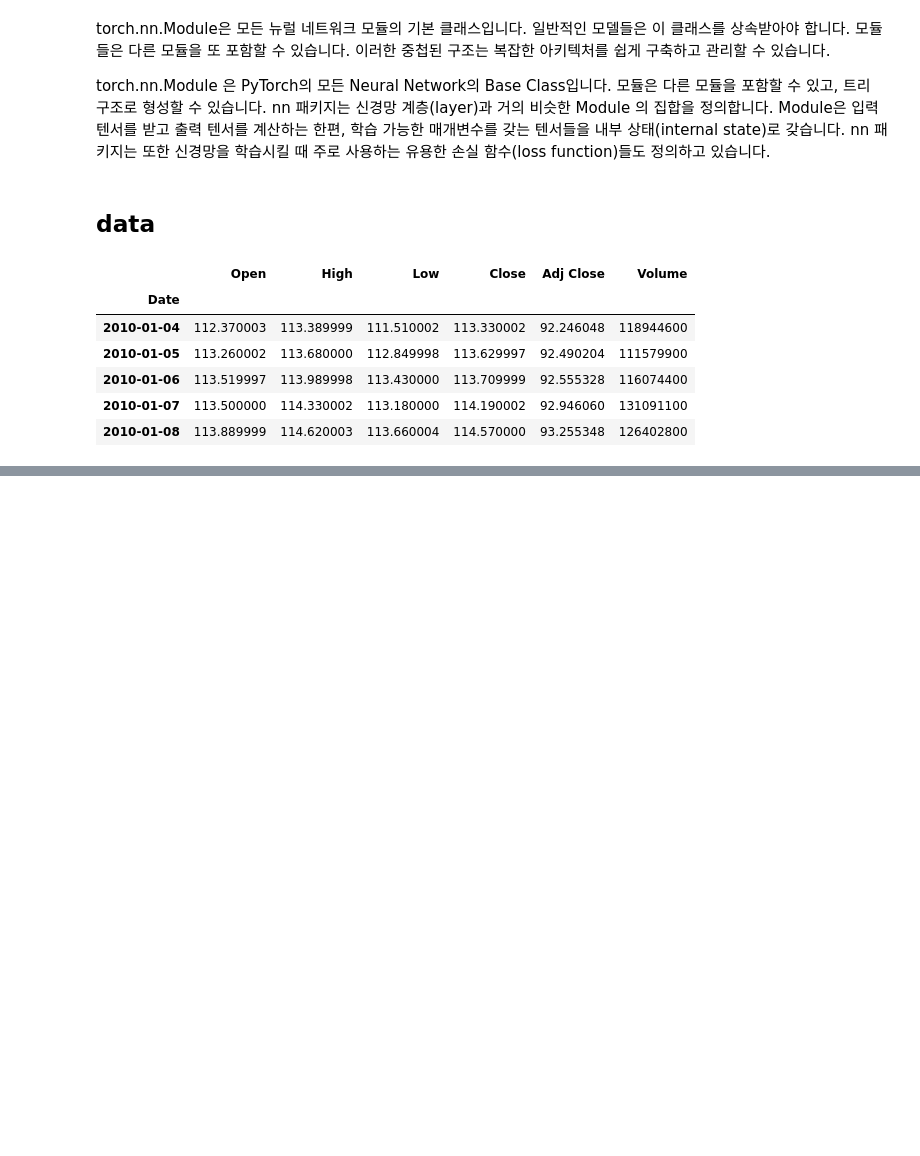
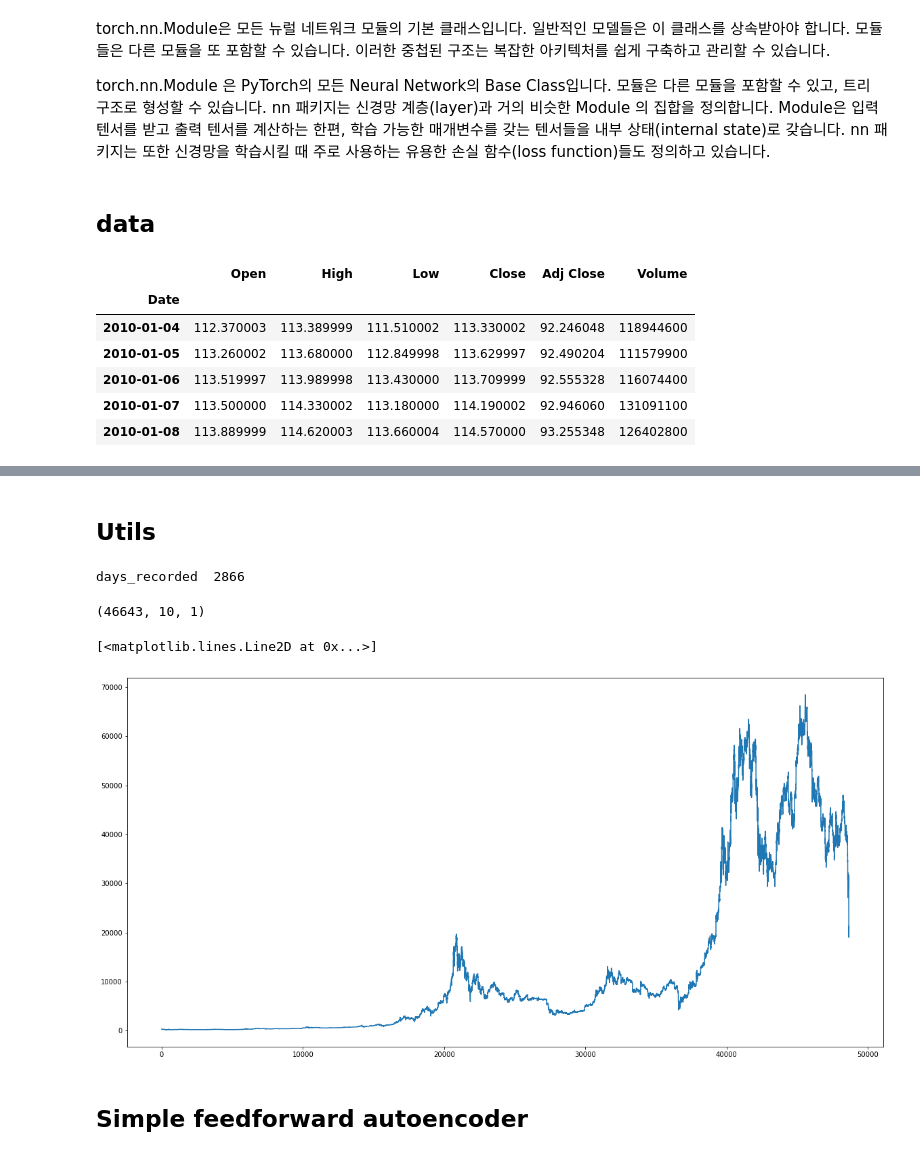
Before and after one commit to 21ckwj/Data-Analysis, a Jupyter notebook: blog용/AutoEncoder_smoothing.ipynb, the cells around one changed output, grey strips where cells are left out. Drawn from its saved outputs; the diff is of its cells as text; code cells hidden in the pictures; blank space fills up the shorter version.

Commit message:
autoencoder smoothing

```diff
--- a/blog용/AutoEncoder_smoothing.ipynb
+++ b/blog용/AutoEncoder_smoothing.ipynb
@@ -135,0 +112,2 @@ model.summary()
+# %% [markdown]
+## Utils
@@ -135,0 +151,55 @@ model.summary()
+# %%
+# get data
+start_timestamp = time.mktime(datetime.datetime.strptime(startdate, "%d/%m/%Y").timetuple())
+end_timestamp = int(time.time())
+one_week = 3600*24*7 # s
+one_day = 3600*24 # s
+weeks = list(np.arange(start_timestamp, end_timestamp, one_week))
+days_recorded = (datetime.datetime.fromtimestamp(end_timestamp)-datetime.datetime.fromtimestamp(start_timestamp)).days
+print("days_recorded ",days_recorded)
+data = []
+if not os.path.isfile("data.pickle"):
+    s = req.Session()
+    r = s.get("https://www.coindesk.com/price/")
+    for i in range(1, len(weeks)):
+        start_weekday = mkdate(weeks[i-1])
+        end_weekday = mkdate(weeks[i]-one_day)
+        print(start_weekday, end_weekday)
+        r = s.get("https://api.coindesk.com/charts/data?data=close&startdate={}&enddate={}&exchanges=bpi&dev=1&index=USD".format(start_weekday, end_weekday))
+        ans = json.loads(r.text.replace("cb(", "").replace(");",""))["bpi"]
+        ans.sort(key=lambda x: x[0])
+        for pricepoint in ans:
+            if pricepoint[0]/1000 >= weeks[i-1] and pricepoint[0]/1000 < (weeks[i]-one_day):
+                data.append([int(pricepoint[0]/1000), pricepoint[1]])
+
+    pickle.dump(data, open("./data.pickle", "wb"))
+else:
+    data = pickle.load(open("./data.pickle", "rb"))
+
+df = pd.DataFrame(np.array(data)[:,1], columns=['price'])
+df['pct_change'] = df.price.pct_change()
+df['log_ret'] = np.log(df.price) - np.log(df.price.shift(1))
+
+scaler = MinMaxScaler()
+x_train_nonscaled = np.array([df['log_ret'].values[i-window_length:i].reshape(-1, 1) for i in tqdm(range(window_length+1,len(df['log_ret'])))])
+x_train = np.array([scaler.fit_transform(df['log_ret'].values[i-window_length:i].reshape(-1, 1)) for i in tqdm(range(window_length+1,len(df['log_ret'])))])
+
+x_test = x_train[-test_samples:]
+x_train = x_train[:-test_samples]
+
+x_train = x_train.astype('float32')
+x_test = x_test.astype('float32')
+# %% [output]
+days_recorded  2866
+# %%
+x_train.shape
+# %% [output]
+(46643, 10, 1)
+# %%
+plt.figure(figsize=(20,10))
+plt.plot(np.array(data)[:,1])
+# %% [output]
+[<matplotlib.lines.Line2D at 0x...>]
+[figure, added]
+# %% [markdown]
+## Simple feedforward autoencoder
```
Also changed, not shown: parts of 29 cells of this notebook, 2 other files.
